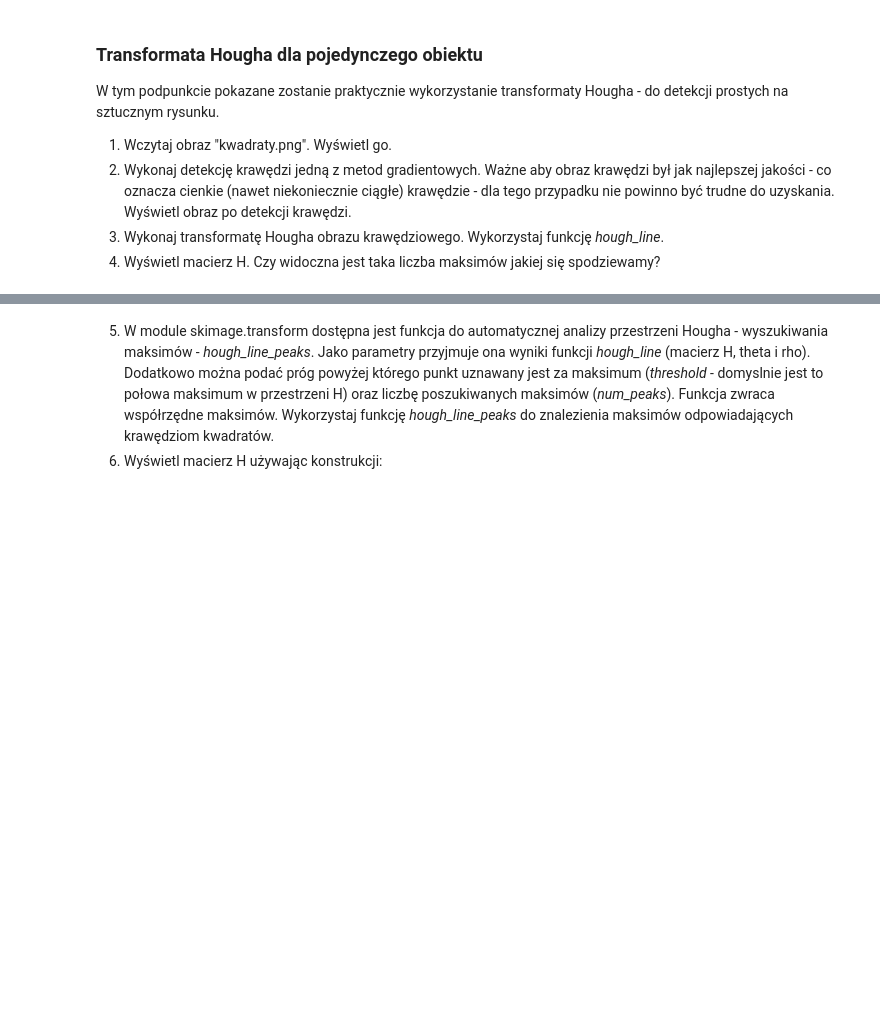
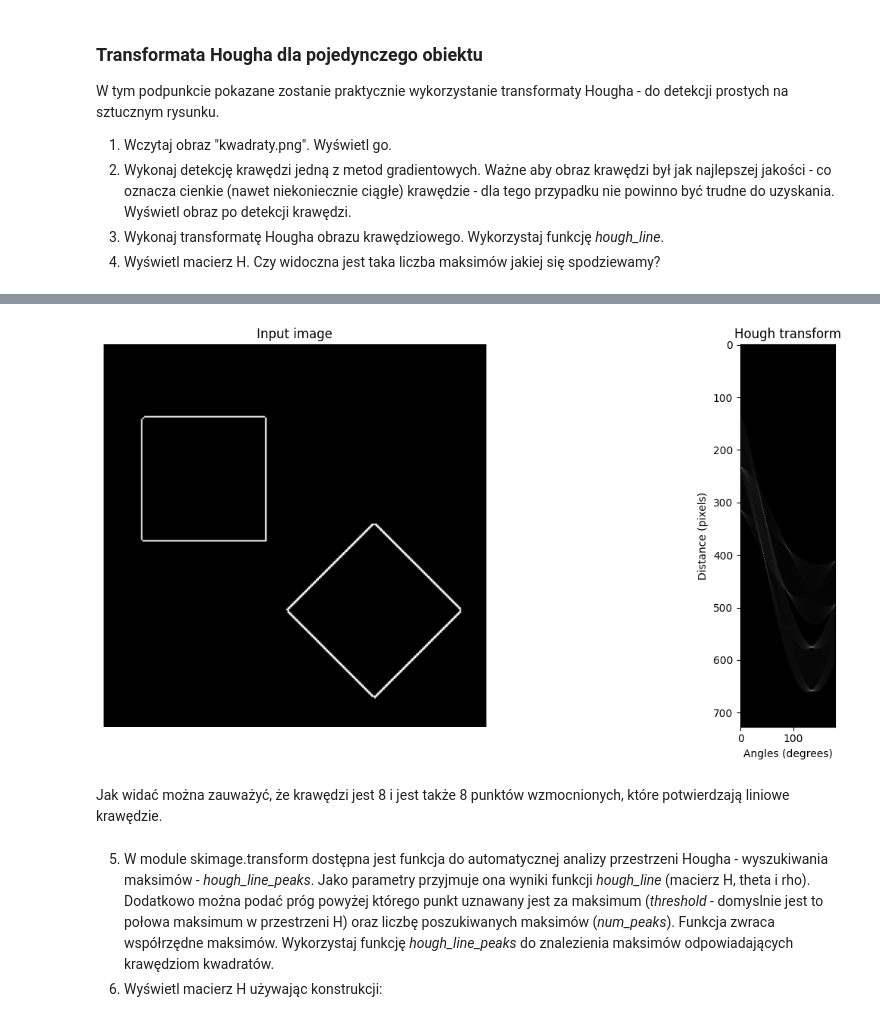
Before and after one commit to DziqG2NK/Przetwarzanie-i-analiza-obraz-w-cyfrowych, a Jupyter notebook: zajecia_4/Hough.ipynb, the cells around one changed output, grey strips where cells are left out. Saved outputs shown, nothing was run; the diff lists cells and outputs as text; code cells hidden in the pictures; blank space fills up the shorter version.

```diff
--- a/zajecia_4/Hough.ipynb
+++ b/zajecia_4/Hough.ipynb
@@ -134,3 +174,9 @@ W tym podpunkcie pokazane zostanie praktycznie wykorzystanie transformaty Hougha
+# %%
+show_hough(hough_line(square_edges)[0], square_edges)
+# %% [output]
+[figure, added]
+# %% [markdown]
+Jak widać można zauważyć, że krawędzi jest 8 i jest także 8 punktów wzmocnionych, które potwierdzają liniowe krawędzie.
 # %% [markdown]
  5. W module skimage.transform dostępna jest funkcja do automatycznej analizy przestrzeni Hougha - wyszukiwania maksimów - *hough\_line\_peaks*. Jako parametry przyjmuje ona wyniki funkcji *hough\_line* (macierz H, theta i rho). Dodatkowo można podać próg powyżej którego punkt uznawany jest za maksimum (_threshold_ - domyslnie jest to połowa maksimum w przestrzeni H) oraz liczbę poszukiwanych maksimów (*num_peaks*). Funkcja zwraca współrzędne maksimów. Wykorzystaj funkcję *hough\_line\_peaks* do znalezienia maksimów odpowiadających krawędziom kwadratów.
  6. Wyświetl macierz H używając konstrukcji:
```
Also changed, not shown: parts of 2 cells of this notebook.
